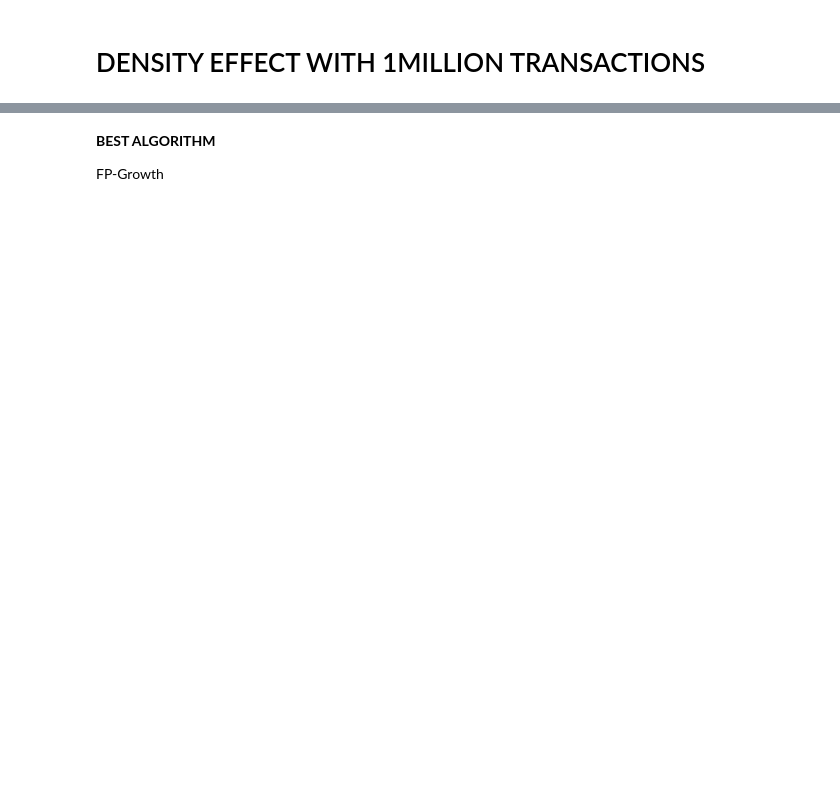
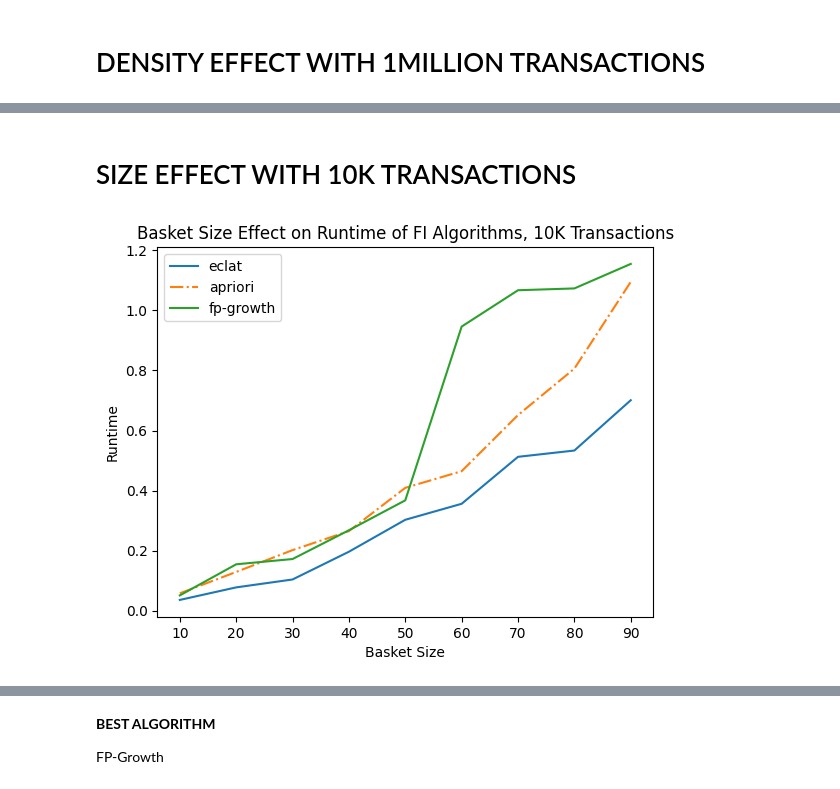
Before and after one commit to NicoloAvesani/Finding-Frequent-Itemsets-, a Jupyter notebook: MINING_PROJECT_APRIORI_ECLAT_FPGROWTH.ipynb, the cells around one changed output, grey strips where cells are left out. Saved outputs shown, nothing was run; the diff lists cells and outputs as text; code cells hidden in the pictures; blank space fills up the shorter version.

```diff
--- a/MINING_PROJECT_APRIORI_ECLAT_FPGROWTH.ipynb
+++ b/MINING_PROJECT_APRIORI_ECLAT_FPGROWTH.ipynb
@@ -2096,0 +2134,16 @@ Apriori remains the worst and slower algorithm, that's because, by increasing th
+# %% [markdown]
+# SIZE EFFECT WITH 10K TRANSACTIONS
+# %%
+# size 10k transactions
+plt.title('Basket Size Effect on Runtime of FI Algorithms, 10K Transactions')
+plt.plot(runtime_eclat_size_10k, label='eclat')
+plt.plot(runtime_apriori_size_10k, label='apriori', linestyle='-.')
+plt.plot(runtime_fpgrowth_size_10k, label='fp-growth')
+plt.xlabel('Basket Size')
+plt.ylabel('Runtime')
+density = ['10','20','30','40','50','60','70','80','90']
+plt.xticks(range(len(density)), density)
+plt.legend()
+plt.show()
+# %% [output]
+[figure, added]
```
Also changed, not shown: parts of 35 cells of this notebook.
